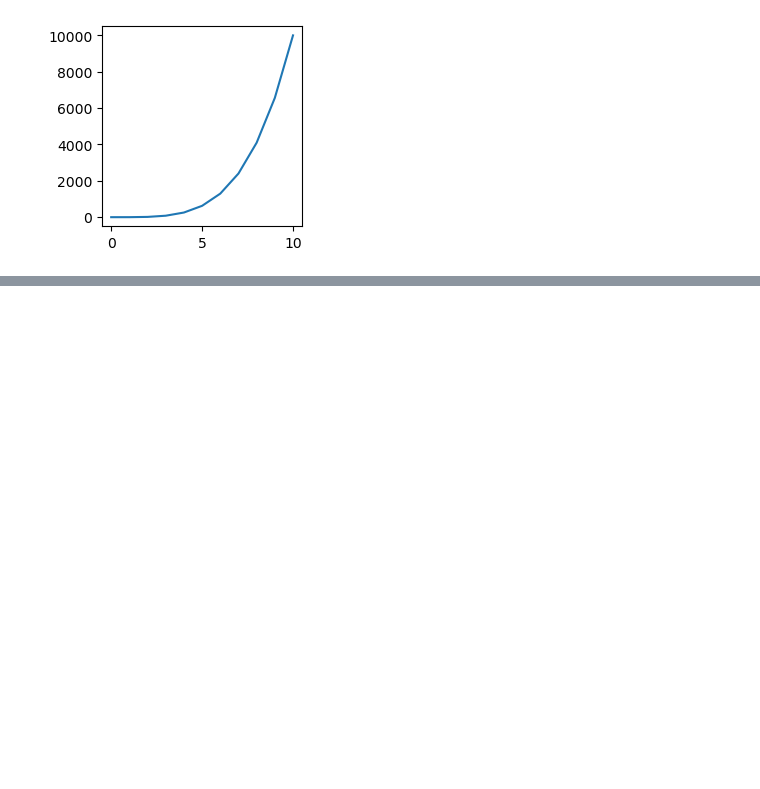
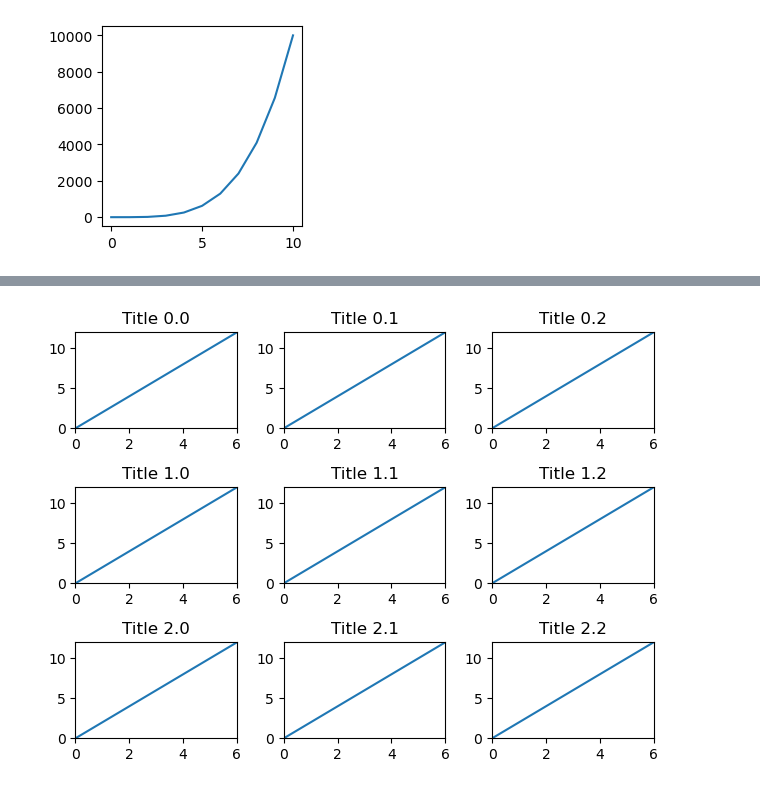
Before and after one commit to JovanTTT/MachineLearning-Course, a Jupyter notebook: Matplotlib.ipynb, the cells around one changed output, grey strips where cells are left out. Cells and saved outputs as stored; diff of their text form; code cells hidden in the pictures; blank space fills up the shorter version.

```diff
--- a/Matplotlib.ipynb
+++ b/Matplotlib.ipynb
@@ -95,0 +139,15 @@ fig.savefig('C:\\Users\\jovan\\Desktop\\MachineLearning-Course\\MachineLearning-
+# %%
+fig, axes = plt.subplots(nrows = 3, ncols = 3)
+
+for i in range(0, 3):
+    for j in range(0, 3):
+        axes[i][j].plot(x, y)
+        axes[i][j].set_title('Title {}.{}'.format(i, j))
+        axes[i][j].set_xlim(0, 6)
+        axes[i][j].set_ylim(0, 12)
+
+fig.tight_layout()
+
+fig.savefig('C:\\Users\\jovan\\Desktop\\MachineLearning-Course\\MachineLearning-Course\\Data\\3x3forSubplot.png')
+# %% [output]
+[figure, added]
```
Also changed, not shown: parts of 7 cells of this notebook, 2 other files.
